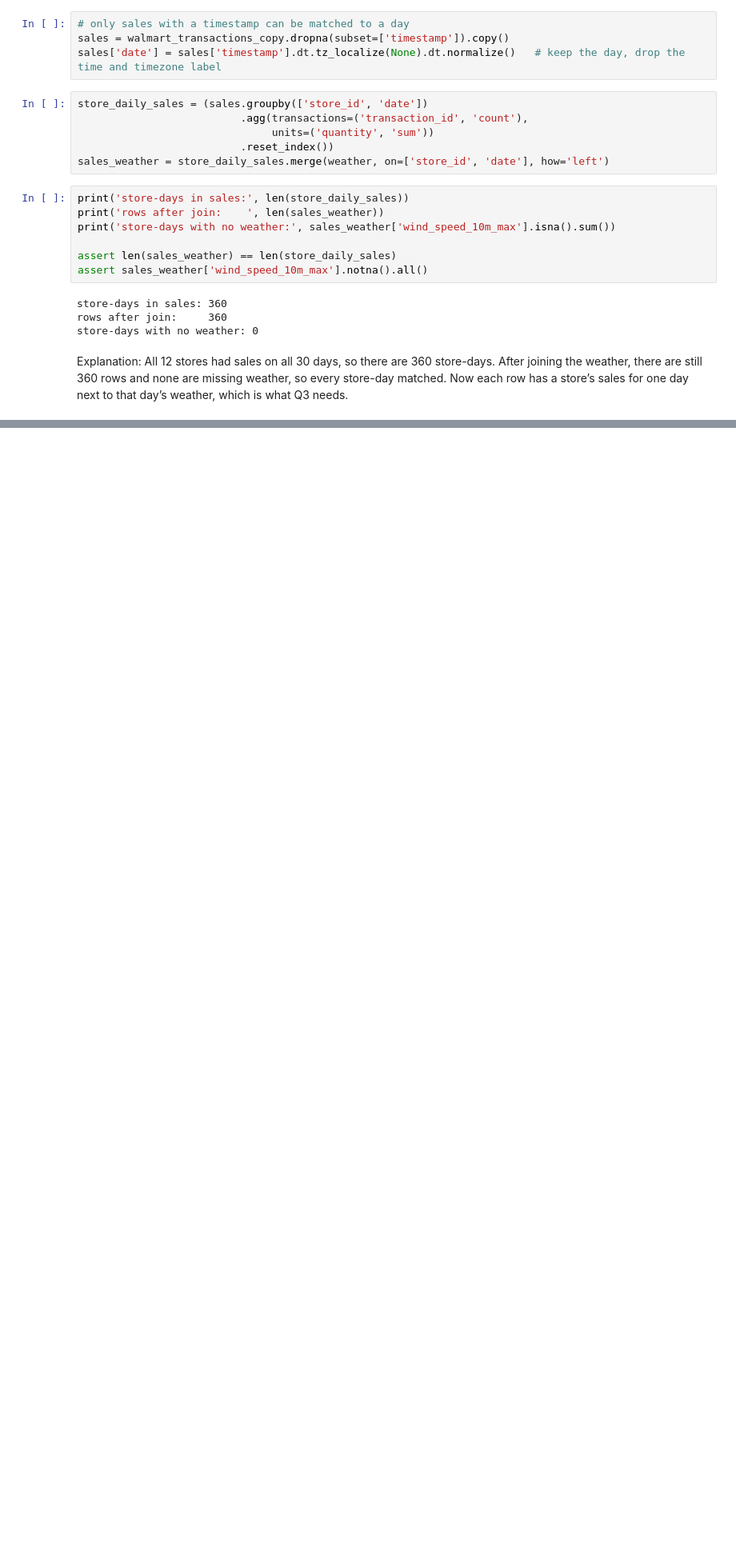
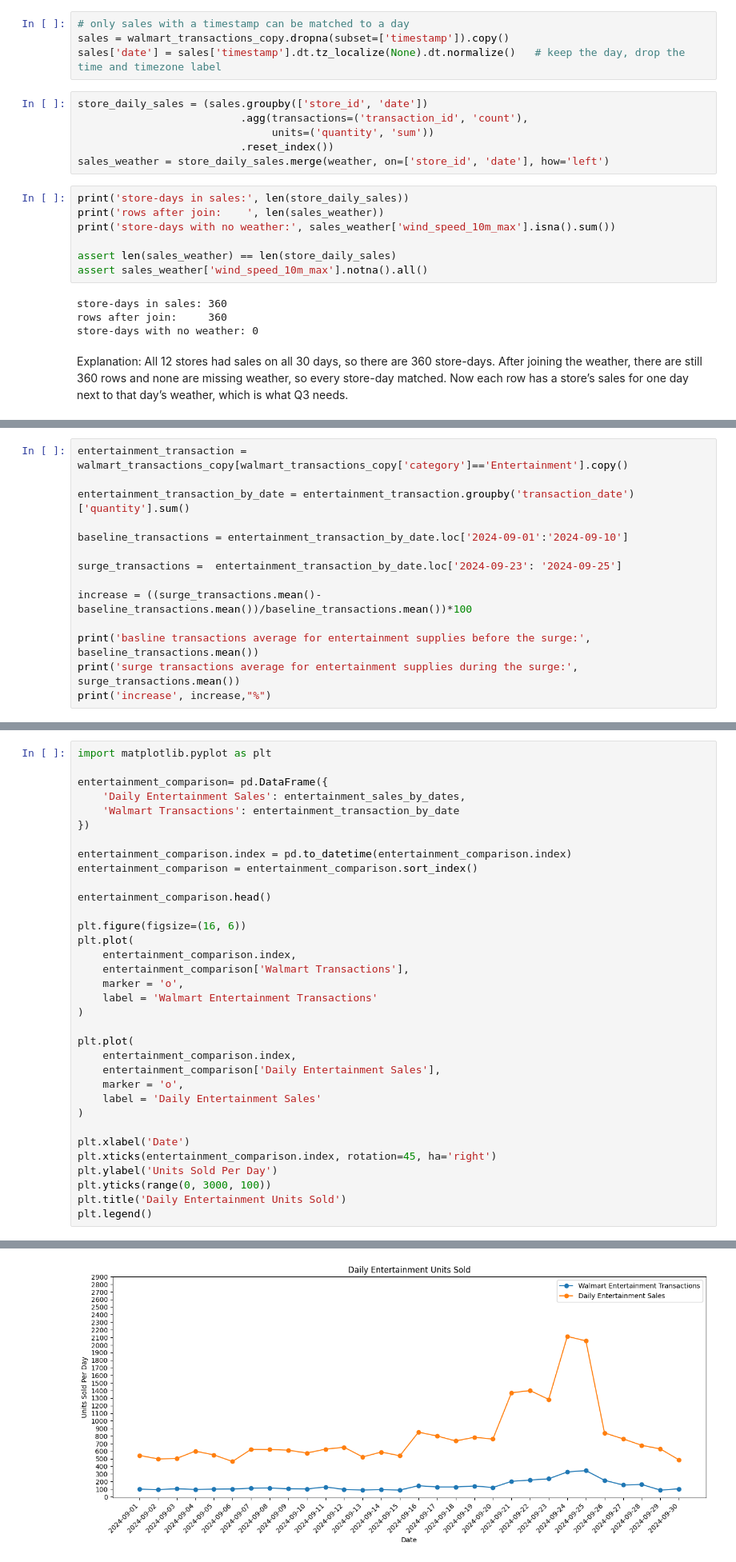
Before and after one commit to prabhnoor14/walmart-hurricane-project, a Jupyter notebook: notebooks/team_notebook.ipynb, the cells around one changed output, grey strips where cells are left out. Shown at 80% size. Drawn from its saved outputs; the diff is of its cells as text; blank space fills up the shorter version.

```diff
--- a/notebooks/team_notebook.ipynb
+++ b/notebooks/team_notebook.ipynb
@@ -1259,0 +1292,14 @@ Explanation: All 12 stores had sales on all 30 days, so there are 360 store-days
+# %%
+entertainment_transaction = walmart_transactions_copy[walmart_transactions_copy['category']=='Entertainment'].copy()
+
+entertainment_transaction_by_date = entertainment_transaction.groupby('transaction_date')['quantity'].sum()
+
+baseline_transactions = entertainment_transaction_by_date.loc['2024-09-01':'2024-09-10']
+
+surge_transactions =  entertainment_transaction_by_date.loc['2024-09-23': '2024-09-25']
+
+increase = ((surge_transactions.mean()-baseline_transactions.mean())/baseline_transactions.mean())*100
+
+print('basline transactions average for entertainment supplies before the surge:', baseline_transactions.mean())
+print('surge transactions average for entertainment supplies during the surge:', surge_transactions.mean())
+print('increase', increase,"%")
@@ -1259,0 +1406,35 @@ Explanation: All 12 stores had sales on all 30 days, so there are 360 store-days
+# %%
+import matplotlib.pyplot as plt
+
+entertainment_comparison= pd.DataFrame({
+    'Daily Entertainment Sales': entertainment_sales_by_dates,
+    'Walmart Transactions': entertainment_transaction_by_date
+})
+
+entertainment_comparison.index = pd.to_datetime(entertainment_comparison.index)
+entertainment_comparison = entertainment_comparison.sort_index()
+
+entertainment_comparison.head()
+
+plt.figure(figsize=(16, 6))
+plt.plot(
+    entertainment_comparison.index,
+    entertainment_comparison['Walmart Transactions'],
+    marker = 'o',
+    label = 'Walmart Entertainment Transactions'
+)
+
+plt.plot(
+    entertainment_comparison.index,
+    entertainment_comparison['Daily Entertainment Sales'],
+    marker = 'o',
+    label = 'Daily Entertainment Sales'
+)
+
+plt.xlabel('Date')
+plt.xticks(entertainment_comparison.index, rotation=45, ha='right')
+plt.ylabel('Units Sold Per Day')
+plt.yticks(range(0, 3000, 100))
+plt.title('Daily Entertainment Units Sold')
+plt.legend()
+# %% [output]
@@ -1259,0 +1442 @@ Explanation: All 12 stores had sales on all 30 days, so there are 360 store-days
+[figure, added]
```
Also changed, not shown: parts of 29 cells of this notebook.
